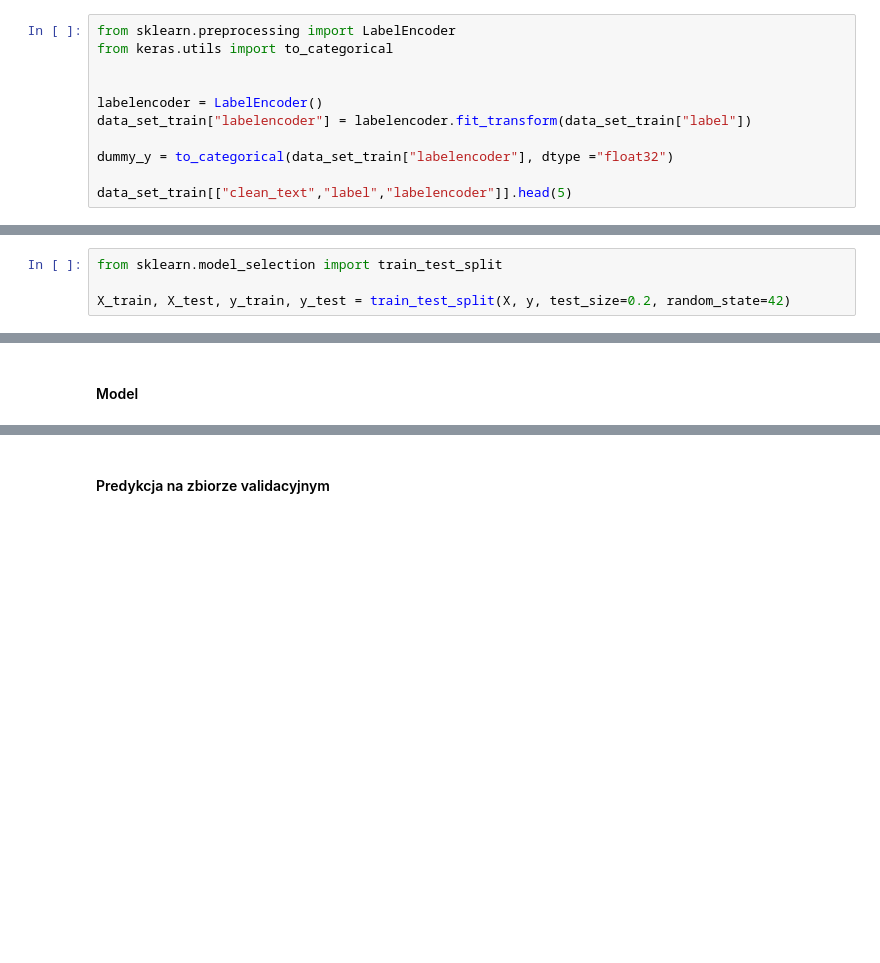
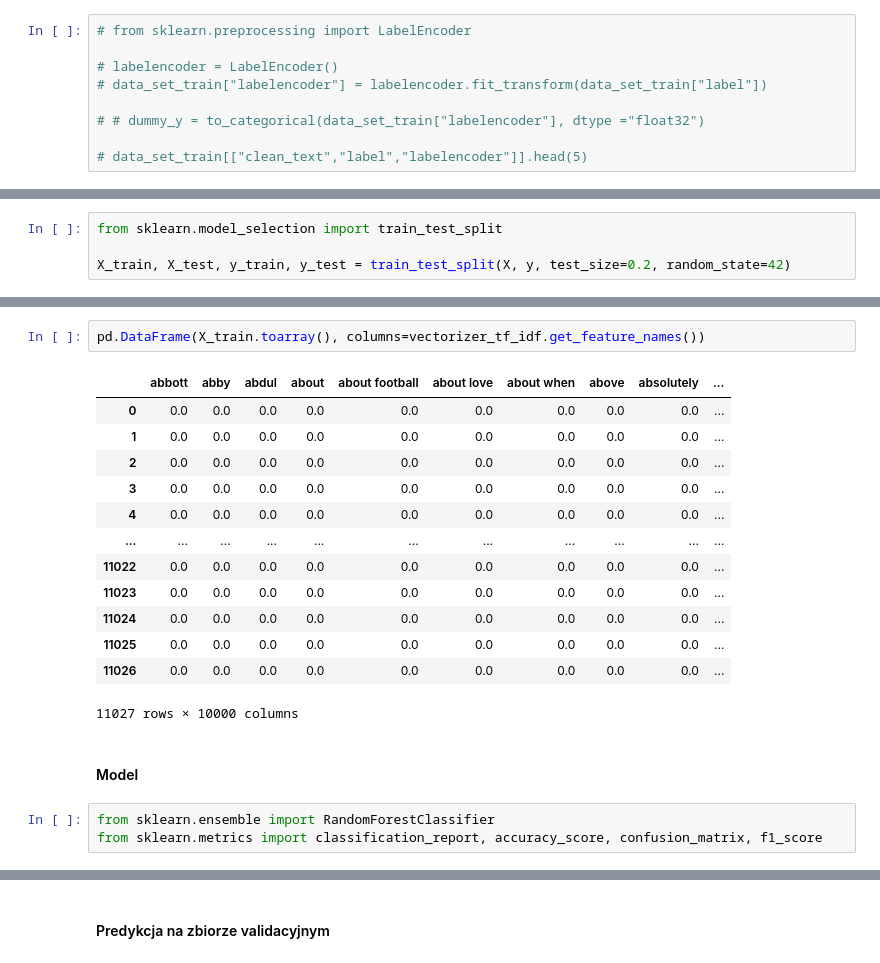
Before and after one commit to ciepielajan/Multi-Class-Classification-NLP, a Jupyter notebook: ML-RandomForestClassifier.ipynb, the cells around one changed output, grey strips where cells are left out. Saved outputs shown, nothing was run; the diff lists cells and outputs as text; blank space fills up the shorter version.

```diff
--- a/ML-RandomForestClassifier.ipynb
+++ b/ML-RandomForestClassifier.ipynb
@@ -59,11 +59,9 @@ data_set_train["clean_text"] = data_set_train["text"].apply(lambda x: process_te
 # %%
-from sklearn.preprocessing import LabelEncoder
-from keras.utils import to_categorical
+# from sklearn.preprocessing import LabelEncoder
 
+# labelencoder = LabelEncoder()
+# data_set_train["labelencoder"] = labelencoder.fit_transform(data_set_train["label"])
 
-labelencoder = LabelEncoder()
-data_set_train["labelencoder"] = labelencoder.fit_transform(data_set_train["label"])
+# # dummy_y = to_categorical(data_set_train["labelencoder"], dtype ="float32")
 
-dummy_y = to_categorical(data_set_train["labelencoder"], dtype ="float32")
-
-data_set_train[["clean_text","label","labelencoder"]].head(5)
+# data_set_train[["clean_text","label","labelencoder"]].head(5)
@@ -122,2 +135,21 @@ X_train.shape, X_test.shape, y_train.shape, y_test.shape
+# %%
+pd.DataFrame(X_train.toarray(), columns=vectorizer_tf_idf.get_feature_names())
+# %% [output]
+|  | abbott | abby | abdul | about | about football | about love | about when | above | absolutely | ... |
+| 0 | 0.0 | 0.0 | 0.0 | 0.0 | 0.0 | 0.0 | 0.0 | 0.0 | 0.0 | ... |
+| 1 | 0.0 | 0.0 | 0.0 | 0.0 | 0.0 | 0.0 | 0.0 | 0.0 | 0.0 | ... |
+| 2 | 0.0 | 0.0 | 0.0 | 0.0 | 0.0 | 0.0 | 0.0 | 0.0 | 0.0 | ... |
+| 3 | 0.0 | 0.0 | 0.0 | 0.0 | 0.0 | 0.0 | 0.0 | 0.0 | 0.0 | ... |
+| 4 | 0.0 | 0.0 | 0.0 | 0.0 | 0.0 | 0.0 | 0.0 | 0.0 | 0.0 | ... |
+| ... | ... | ... | ... | ... | ... | ... | ... | ... | ... | ... |
+| 11022 | 0.0 | 0.0 | 0.0 | 0.0 | 0.0 | 0.0 | 0.0 | 0.0 | 0.0 | ... |
+| 11023 | 0.0 | 0.0 | 0.0 | 0.0 | 0.0 | 0.0 | 0.0 | 0.0 | 0.0 | ... |
+| 11024 | 0.0 | 0.0 | 0.0 | 0.0 | 0.0 | 0.0 | 0.0 | 0.0 | 0.0 | ... |
+| 11025 | 0.0 | 0.0 | 0.0 | 0.0 | 0.0 | 0.0 | 0.0 | 0.0 | 0.0 | ... |
+| 11026 | 0.0 | 0.0 | 0.0 | 0.0 | 0.0 | 0.0 | 0.0 | 0.0 | 0.0 | ... |
+11027 rows × 10000 columns
 # %% [markdown]
 #### Model
+# %%
+from sklearn.ensemble import RandomForestClassifier
+from sklearn.metrics import classification_report, accuracy_score, confusion_matrix, f1_score
```
Also changed, not shown: parts of 37 cells of this notebook.
